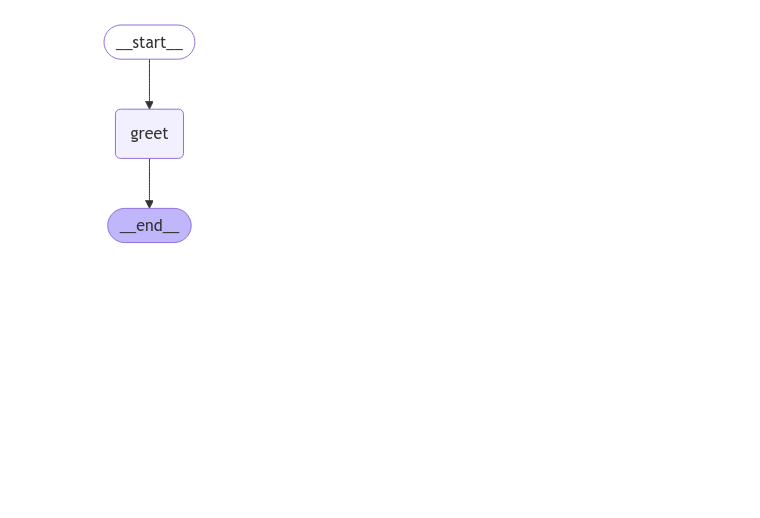
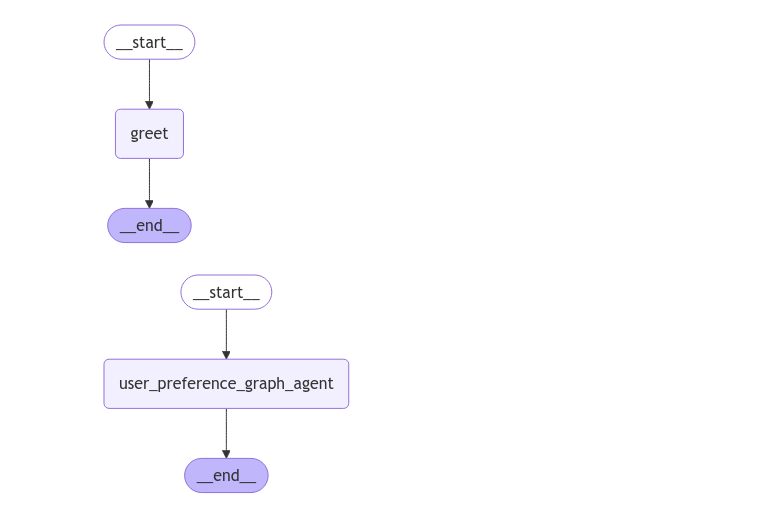
Before and after one commit to hashmi633/AI-Projects, a Jupyter notebook: langgraph-projects/user_preferences/user_preferences.ipynb, the cells around one changed output. Drawn from its saved outputs; the diff is of its cells as text; code cells hidden in the pictures; blank space fills up the shorter version.

```diff
--- a/langgraph-projects/user_preferences/user_preferences.ipynb
+++ b/langgraph-projects/user_preferences/user_preferences.ipynb
@@ -191,6 +187,18 @@ def user_preference_agent(state: FrontendState):
 
     # 5) Return the updated state (including the LLM's natural language response)
     return state
+# %%
+preference_graph_builder = StateGraph(FrontendState)
+preference_graph_builder.add_node("user_preference_graph_agent", user_preference_agent)
+
+preference_graph_builder.add_edge(START, "user_preference_graph_agent")
+preference_graph_builder.add_edge("user_preference_graph_agent", END)
+
+user_preference_graph_agent = preference_graph_builder.compile()
+
+display(Image(user_preference_graph_agent.get_graph(xray=True).draw_mermaid_png()))
+# %% [output]
+[figure, added]
 # %%
 from langgraph.graph import StateGraph, START, END
 from IPython.display import Image, display
```
Also changed, not shown: parts of 10 cells of this notebook, 2 other files.
